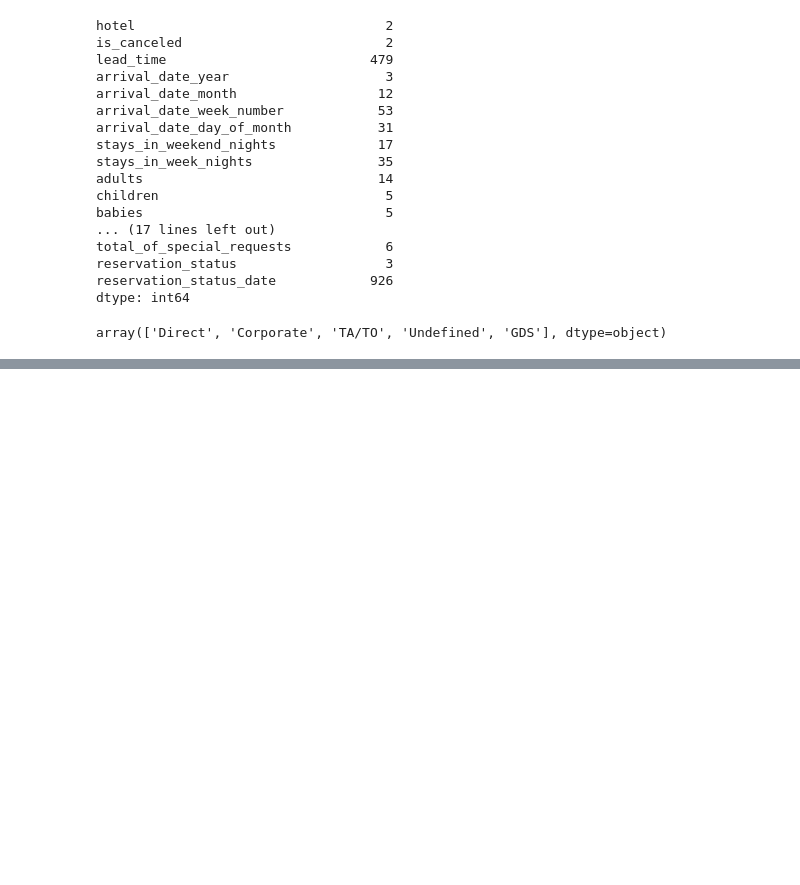
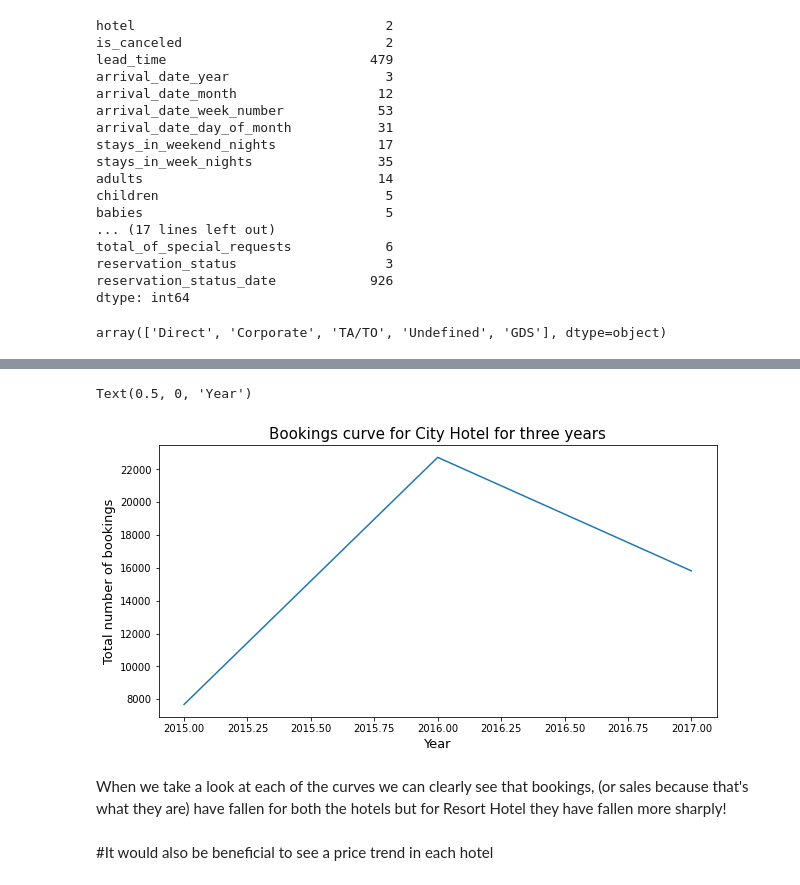
Before and after one commit to Tawheed-DS/Hotel-booking-analysis, a Jupyter notebook: CH_Tawheed_Hotel_Booking_Analysis_Capstone_Project.ipynb, the cells around one changed output, grey strips where cells are left out. Cells and saved outputs as stored; diff of their text form; code cells hidden in the pictures; blank space fills up the shorter version.

```diff
--- a/CH_Tawheed_Hotel_Booking_Analysis_Capstone_Project.ipynb
+++ b/CH_Tawheed_Hotel_Booking_Analysis_Capstone_Project.ipynb
@@ -188,0 +235,17 @@ new_df.head()
+# %%
+plt.rcParams['figure.figsize'] = (10, 5)
+# Create the plot object
+plt.plot(city_hotel_sales)
+# x = index, y = value
+# dataframe (10 columns):   x = 'col5', y = 'col7'
+
+plt.title('Bookings curve for City Hotel for three years',fontdict = {'fontsize':15})
+plt.ylabel('Total number of bookings',fontdict = {'fontsize':13})
+plt.xlabel('Year',fontdict = {'fontsize':13})
+# %% [output]
+Text(0.5, 0, 'Year')
+[figure, added]
+# %% [markdown]
+When we take a look at each of the curves we can clearly see that bookings, (or sales because that's what they are) have fallen for both the hotels but for Resort Hotel they have fallen more sharply!
+# %% [markdown]
+#It would also be beneficial to see a price trend in each hotel
```
Also changed, not shown: parts of 69 cells of this notebook.
